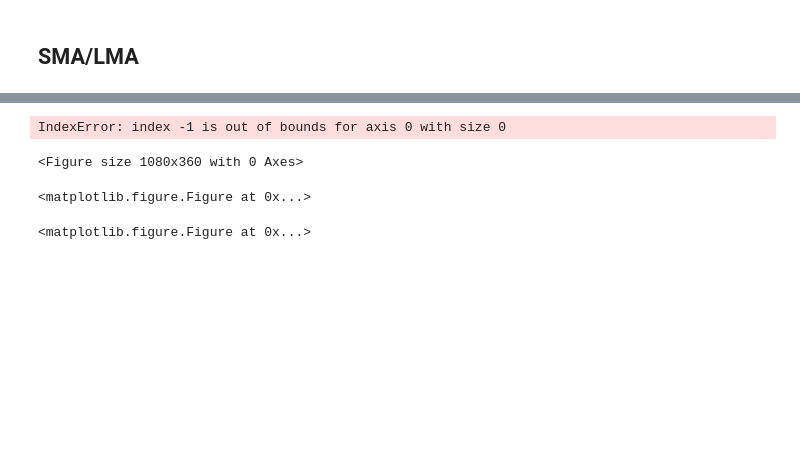
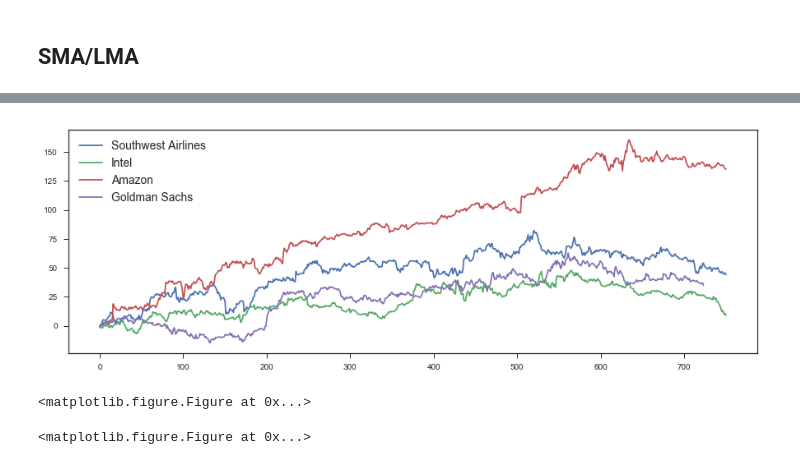
Before and after one commit to SpartonDawg/CMSE-201-Final, a Jupyter notebook: CMSE 202 - FINAL.ipynb, the cells around one changed output, grey strips where cells are left out. Saved outputs shown, nothing was run; the diff lists cells and outputs as text; code cells hidden in the pictures; blank space fills up the shorter version.

```diff
--- a/CMSE 202 - FINAL.ipynb
+++ b/CMSE 202 - FINAL.ipynb
@@ -47,7 +41,7 @@ def Stock_Data(tickers):
     stock_labels = []
     for i,k in tickers.items():
         WIKI_string = ("WIKI/"+i)
-        data = quandl.get(WIKI_string,start_date="2017-1-17", end_date="2018-11-15")
+        data = quandl.get(WIKI_string,start_date="2015-1-17", end_date="2018-11-15")
         array = np.array(data.iloc[:,3])
         stocks.append(array)
         stock_labels.append(k)
@@ -75,7 +69,7 @@ def ECB_Data(tickers):
     ecb_pairs = []
     for i in tickers:
         x = ("ECB/"+i)
-        data = quandl.get(x,start_date="2017-1-17", end_date="2018-11-15")
+        data = quandl.get(x,start_date="2015-1-17", end_date="2018-11-15")
         array = np.array(data)
         ecb_pairs.append(array)
     return ecb_pairs
@@ -584,36 +581,35 @@ def best_indicatorSMALMA(n,prices,labels):
     plt.legend(fontsize=14)
     return returns
 plt.figure(figsize=(15,5))
 
 
 
 def portfolio_sim_SMA(n, portfolio, labels):
     '''
 
     A compilation function for the above functions which simulates a portfolio for the securities using the best_indicator function.
 
     Inputs:
 
     n: Number of iterations
     portfolio: Price data for various securities
     labels: Labels for the securities
 
     Returns:
 
     '''
 
     basket = []
     for i in range(portfolio.shape[1]):
         column = str(labels[i])
         best_sim = best_indicatorSMALMA(n,portfolio[column], column)
         basket.append(best_sim)
 
     return basket
 
-portfolio_sim_SMA(4, stock_portfolio, stock_labels)
+d2 = portfolio_sim_SMA(4, stock_portfolio, stock_labels)
 # %% [output]
-IndexError: index -1 is out of bounds for axis 0 with size 0
-<Figure size 1080x360 with 0 Axes>
+[figure, added]
 # %%
 def Meantester(price_in,LMA_ind,long_or_short):
     buys = []
```
Also changed, not shown: parts of 4 cells of this notebook.
